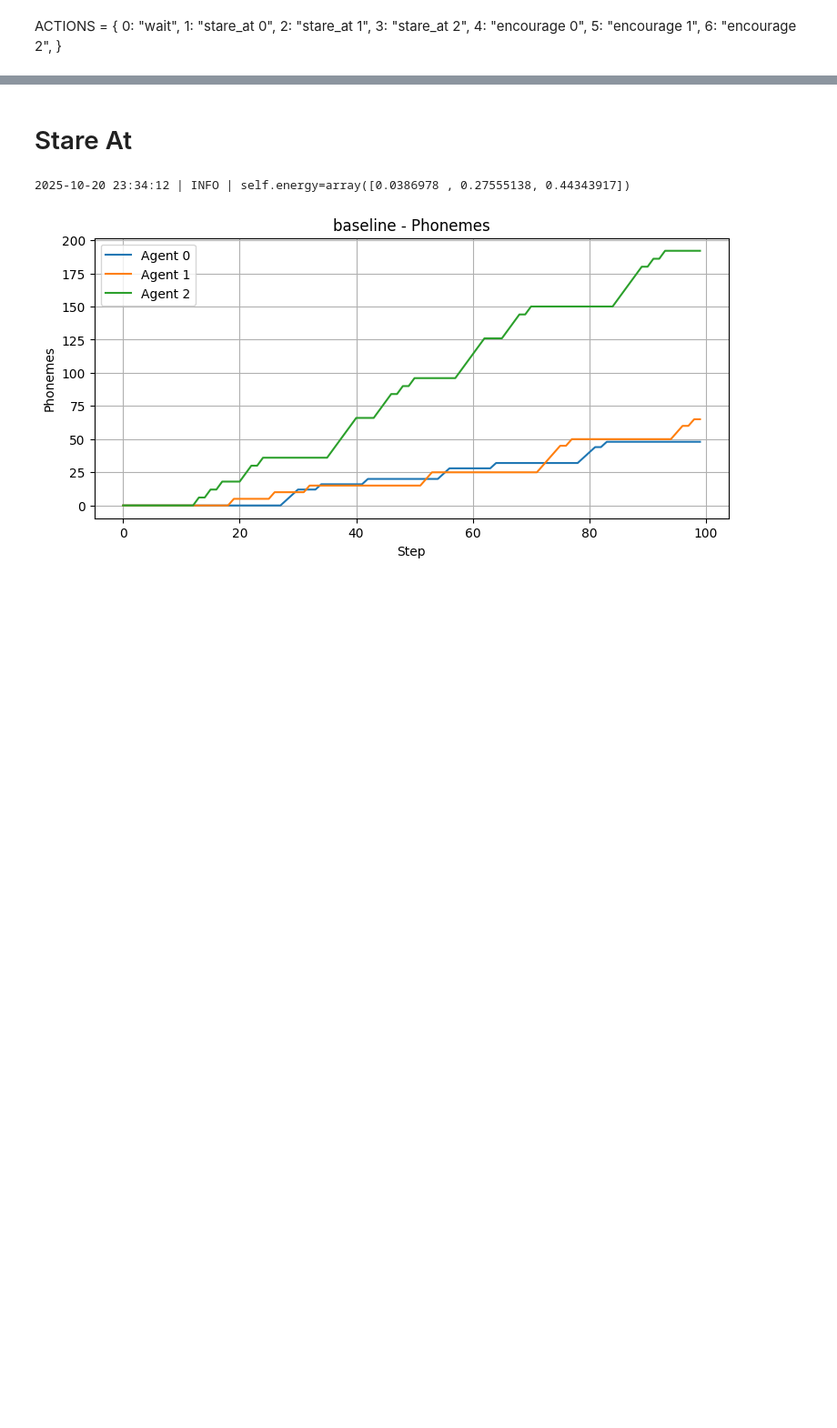
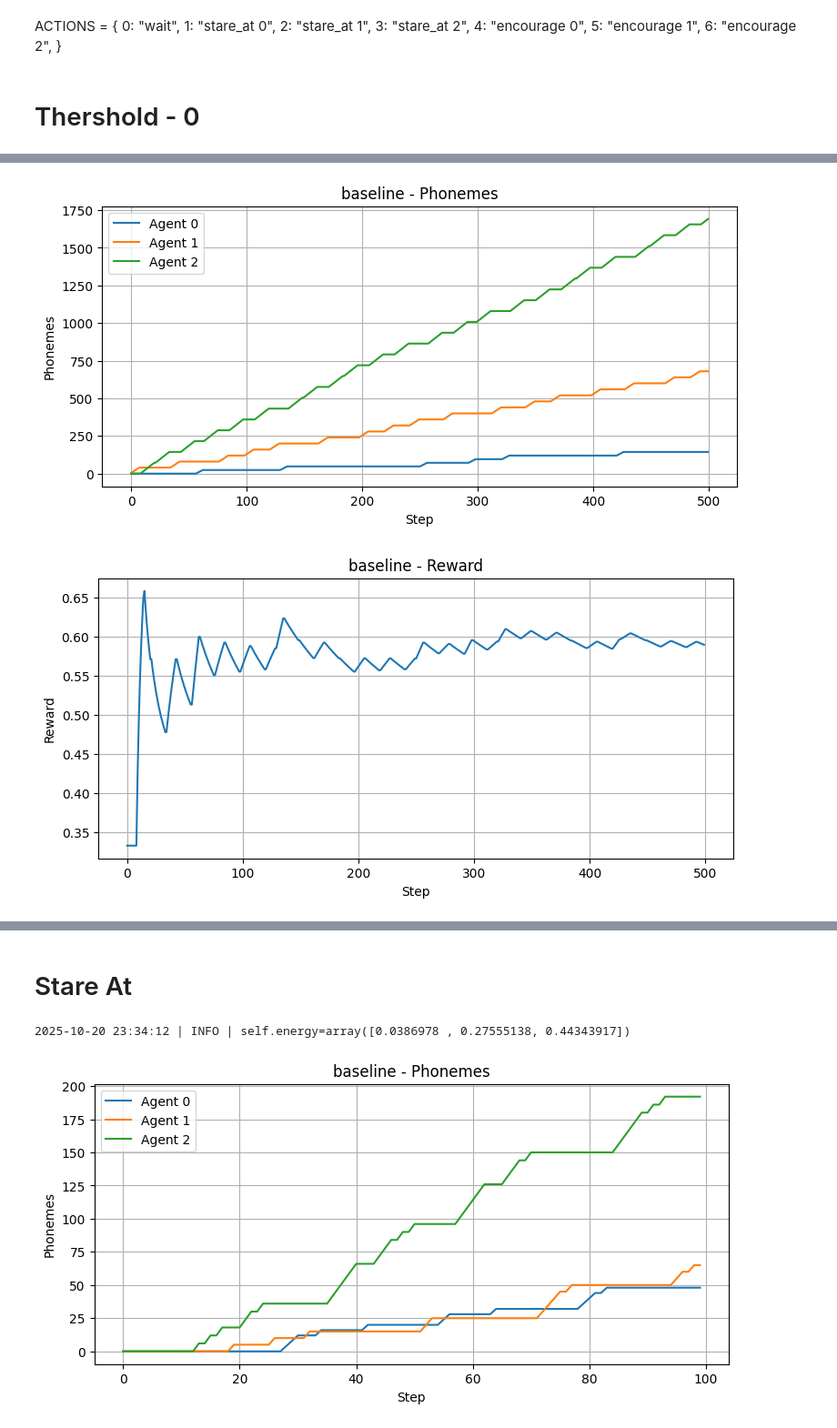
Before and after one commit to ofirmac/env, a Jupyter notebook: src/test_result/diffrent_action.ipynb, the cells around one changed output, grey strips where cells are left out. Shown at 91% size. Drawn from its saved outputs; the diff is of its cells as text; code cells hidden in the pictures; blank space fills up the shorter version.

```diff
--- a/src/test_result/diffrent_action.ipynb
+++ b/src/test_result/diffrent_action.ipynb
@@ -6,7 +6,7 @@ from loguru import logger
 sys.path.append(os.path.abspath('..'))
 from env.env_gym import GuestEnv
 # %%
-def run_env(env, actions, steps=100, seed=42):
+def run_env(env, actions, steps=500, seed=42):
     obs, info = env.reset(seed=seed)
     phonemes, rewards = [], []
     for i in range(steps):
@@ -18,7 +18,7 @@ def run_env(env, actions, steps=100, seed=42):
             break
     return np.array(phonemes), np.array(rewards)
 
-def run_env_lowest_phoneme(env, action_kind, steps=100, seed=42):
+def run_env_lowest_phoneme(env, action_kind, steps=500, seed=42):
     obs, info = env.reset(seed=seed)
     phonemes, rewards = [], []
 
@@ -69,3 +69,35 @@ ACTIONS = {
     5: "encourage 1",
     6: "encourage 2",
 }
+# %% [markdown]
+# Thershold - 0
+# %%
+env = GuestEnv(max_steps=500, reward_shaping=False)  # Shorter episodes for more frequent logging
+# Create environment
+env.agent_params[0].update({  # quiet analyst
+"min_energy_to_speak": 0.0,
+"energy_gain": 0.002,
+"energy_decay": 0.08,
+"max_speaking_time": 6,
+"phonemes_per_step": 4,
+})
+
+env.agent_params[1].update({  # balanced mediator
+    "min_energy_to_speak": 0.0,
+    "energy_gain": 0.010,
+    "energy_decay": 0.05,
+    "max_speaking_time": 8,
+    "phonemes_per_step": 5,
+})
+
+env.agent_params[2].update({  # energetic storyteller
+    "min_energy_to_speak": 0.0,
+    "energy_gain": 0.028,
+    "energy_decay": 0.03,
+    "max_speaking_time": 12,
+    "phonemes_per_step": 6,
+})
+actions = [0]*500
+p, r = run_env(env, actions)
+plot_results(p, r, 'baseline')
+# %% [output]
@@ -71,0 +105,2 @@ ACTIONS = {
+[figure, added]
+[figure, added]
```
Also changed, not shown: parts of 3 cells of this notebook, 9 other files.
